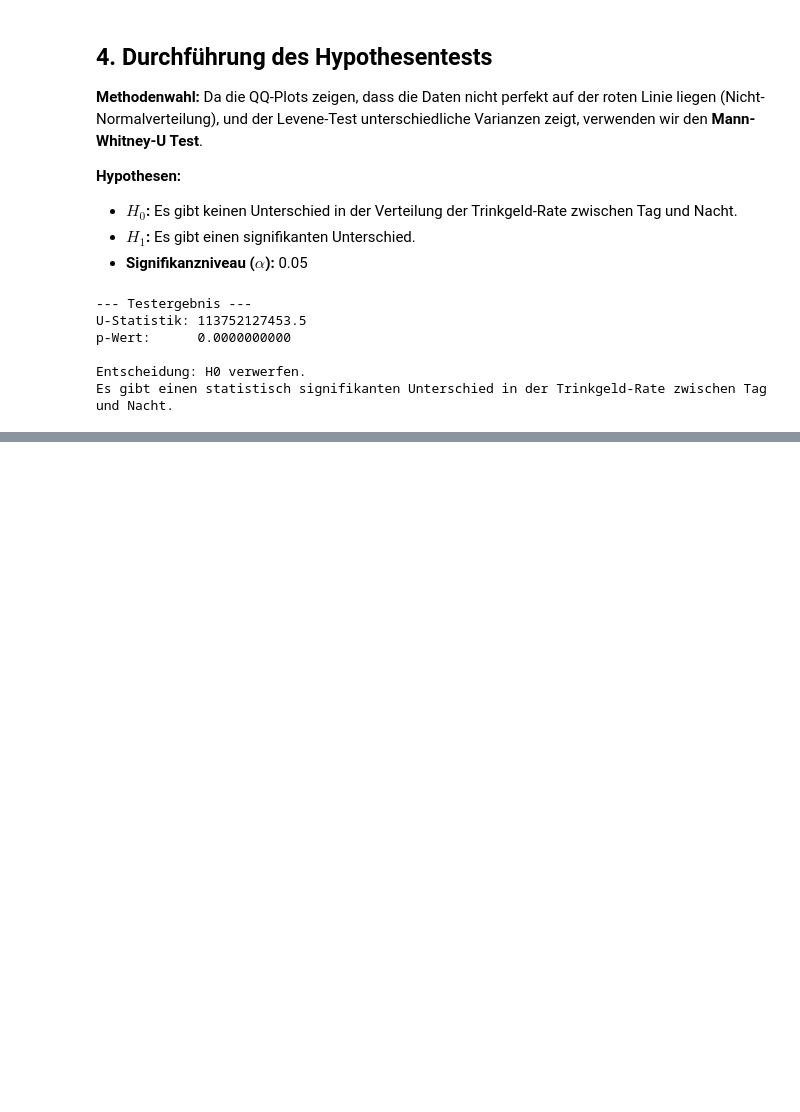
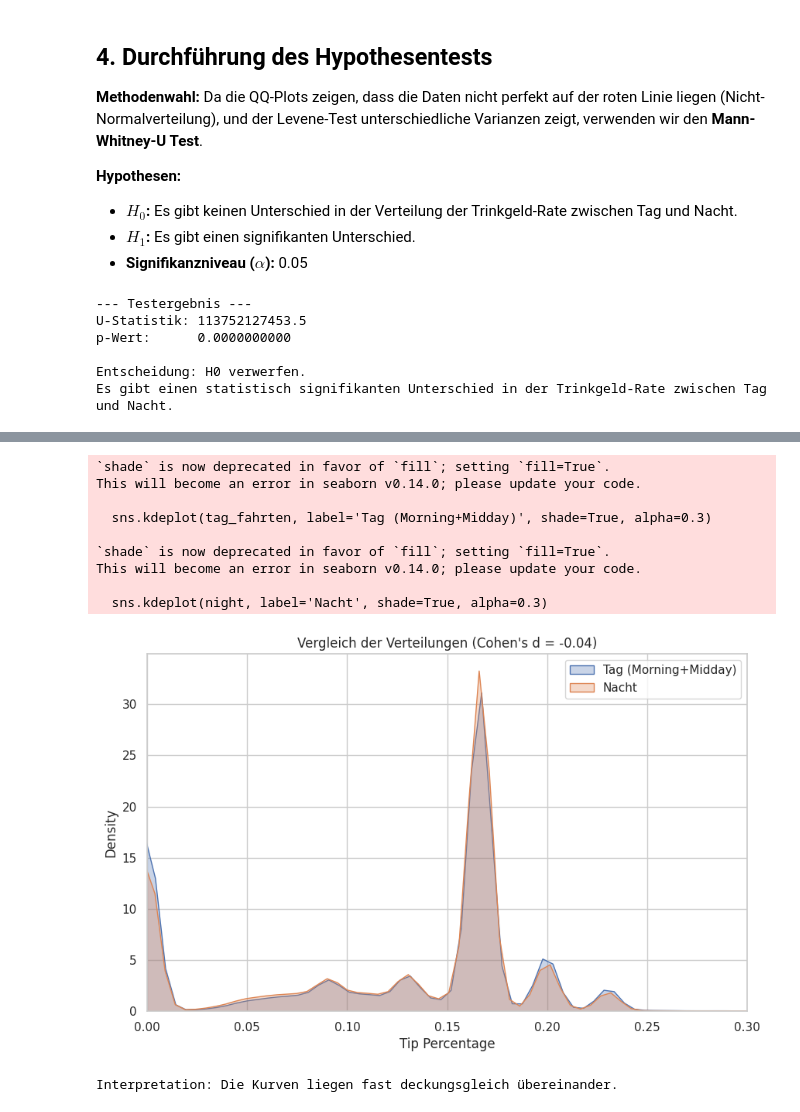
Before and after one commit to Benjam1nP/Statistic-Data-Sience-Project, a Jupyter notebook: notebooks/07.1_H1.ipynb, the cells around one changed output, grey strips where cells are left out. Saved outputs shown, nothing was run; the diff lists cells and outputs as text; code cells hidden in the pictures; blank space fills up the shorter version.

```diff
--- a/notebooks/07.1_H1.ipynb
+++ b/notebooks/07.1_H1.ipynb
@@ -243,0 +253,26 @@ Es gibt einen statistisch signifikanten Unterschied in der Trinkgeld-Rate zwisch
+# %%
+def cohens_d(group1, group2):
+    n1, n2 = len(group1), len(group2)
+    var1, var2 = np.var(group1, ddof=1), np.var(group2, ddof=1)
+
+    # Gepoolte Standardabweichung
+    pooled_std = np.sqrt(((n1 - 1) * var1 + (n2 - 1) * var2) / (n1 + n2 - 2))
+
+    # Mittelwertdifferenz
+    mean_diff = np.mean(group1) - np.mean(group2)
+
+    return mean_diff / pooled_std
+
+d_value = cohens_d(tag_fahrten, night)
+
+print(f"Mittelwert Tag:   {tag_fahrten.mean():.4f}")
+print(f"Mittelwert Nacht: {night.mean():.4f}")
+print(f"Differenz:        {tag_fahrten.mean() - night.mean():.4f}")
+print(f"\nCohen's d:        {abs(d_value):.4f}")
+
+if abs(d_value) < 0.2:
+    print("Interpretation: Der Effekt ist statistisch signifikant, aber in der Praxis vernachlässigbar klein.")
+elif abs(d_value) < 0.5:
+    print("Interpretation: Kleiner bis mittlerer Effekt.")
+else:
+    print("Interpretation: Deutlicher, relevanter Unterschied.")
@@ -243,0 +295,27 @@ Es gibt einen statistisch signifikanten Unterschied in der Trinkgeld-Rate zwisch
+# %%
+# Visualisierung der Überlappung
+plt.figure(figsize=(10, 6))
+
+# kdeplot für glatte Verteilungskurven (Histogramm-Ersatz)
+sns.kdeplot(tag_fahrten, label='Tag (Morning+Midday)', shade=True, alpha=0.3)
+sns.kdeplot(night, label='Nacht', shade=True, alpha=0.3)
+
+plt.title(f'Vergleich der Verteilungen (Cohen\'s d = {d_value:.2f})')
+plt.xlabel('Tip Percentage')
+plt.xlim(0, 0.3) # Fokus auf den relevanten Bereich 0% bis 30%
+plt.legend()
+plt.show()
+
+print("Interpretation: Die Kurven liegen fast deckungsgleich übereinander.")
+# %% [output]
+`shade` is now deprecated in favor of `fill`; setting `fill=True`.
+This will become an error in seaborn v0.14.0; please update your code.
+
+  sns.kdeplot(tag_fahrten, label='Tag (Morning+Midday)', shade=True, alpha=0.3)
+
+`shade` is now deprecated in favor of `fill`; setting `fill=True`.
+This will become an error in seaborn v0.14.0; please update your code.
+
+  sns.kdeplot(night, label='Nacht', shade=True, alpha=0.3)
+[figure, added]
+Interpretation: Die Kurven liegen fast deckungsgleich übereinander.
```
Also changed, not shown: parts of 12 cells of this notebook.
